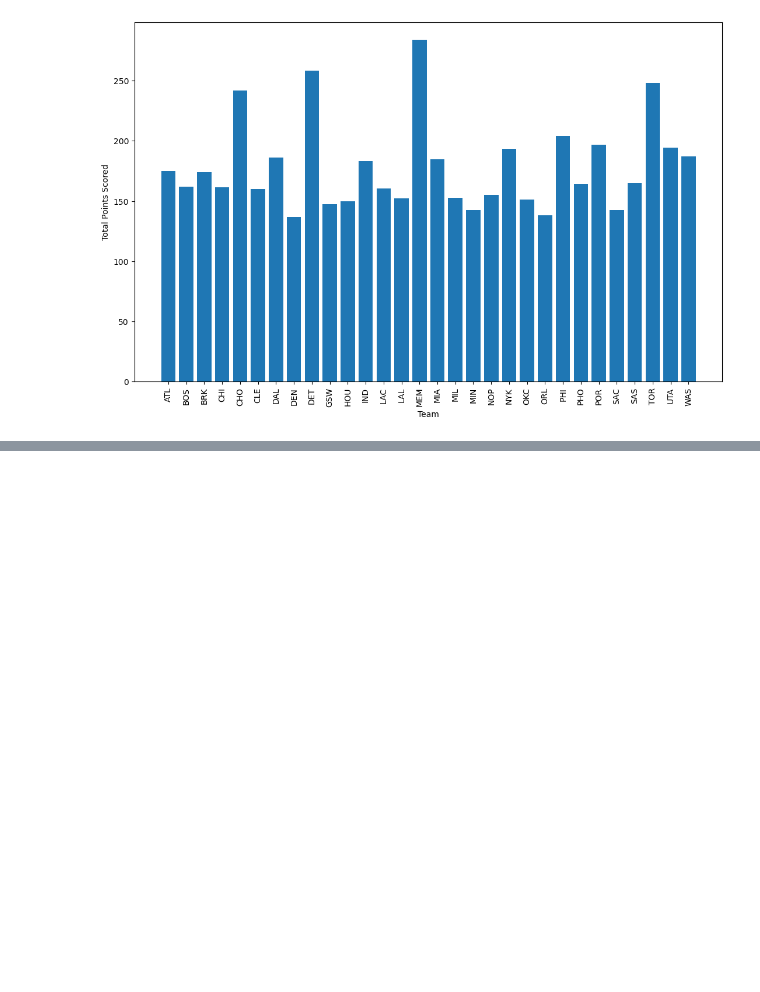
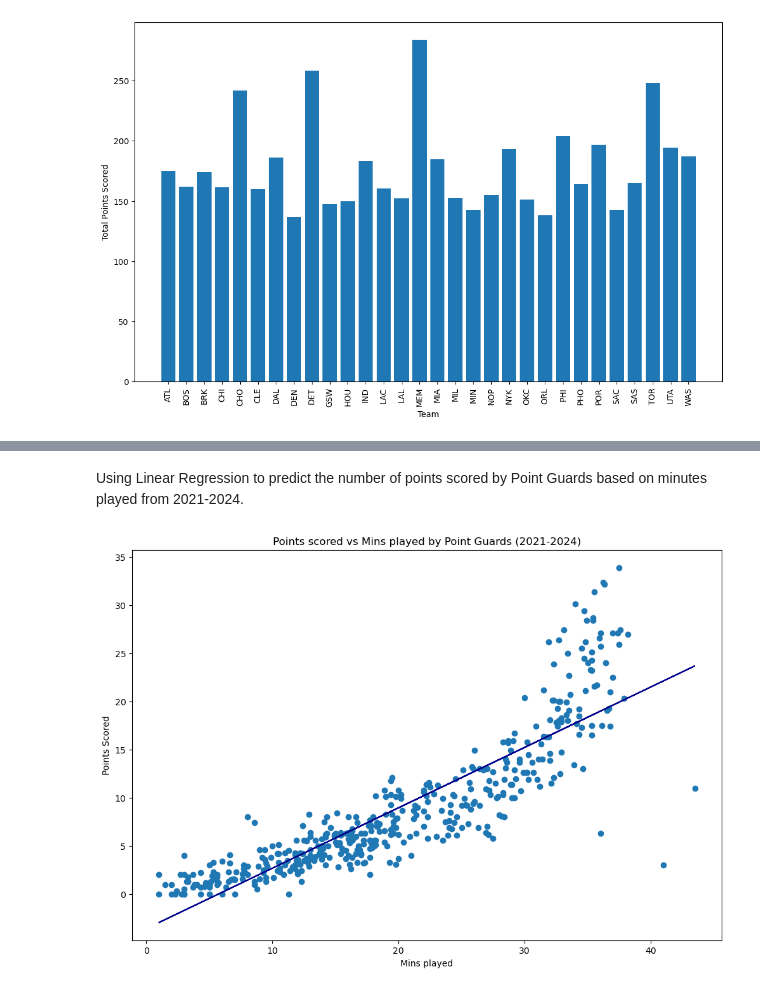
Before and after one commit to olvr446/NBAI, a Jupyter notebook: main.ipynb, the cells around one changed output, grey strips where cells are left out. Saved outputs shown, nothing was run; the diff lists cells and outputs as text; code cells hidden in the pictures; blank space fills up the shorter version.

Commit message:
adding linear regression

```diff
--- a/main.ipynb
+++ b/main.ipynb
@@ -65,0 +77,21 @@ plt.show()
+# %% [markdown]
+Using Linear Regression to predict the number of points scored by Point Guards based on minutes played from 2021-2024.
+# %%
+pg_stats = df_all.loc[df_all["Pos"] == "PG"]
+pg_points = pg_stats["PTS"]
+pg_mins = pg_stats["MP"]
+
+slope, intercept, r, p, std_err = stats.linregress(pg_mins, pg_points)
+def linearModel(x):
+    return slope * x + intercept #y = mx + b
+
+model = list(map(linearModel, pg_mins))
+plt.figure(figsize=(12,8))
+plt.scatter(pg_mins, pg_points)
+plt.plot(pg_mins, model, color="darkblue")
+plt.xlabel("Mins played")
+plt.ylabel("Points Scored")
+plt.title("Points scored vs Mins played by Point Guards (2021-2024)")
+plt.show()
+# %% [output]
+[figure, added]
```
Also changed, not shown: parts of 6 cells of this notebook.
